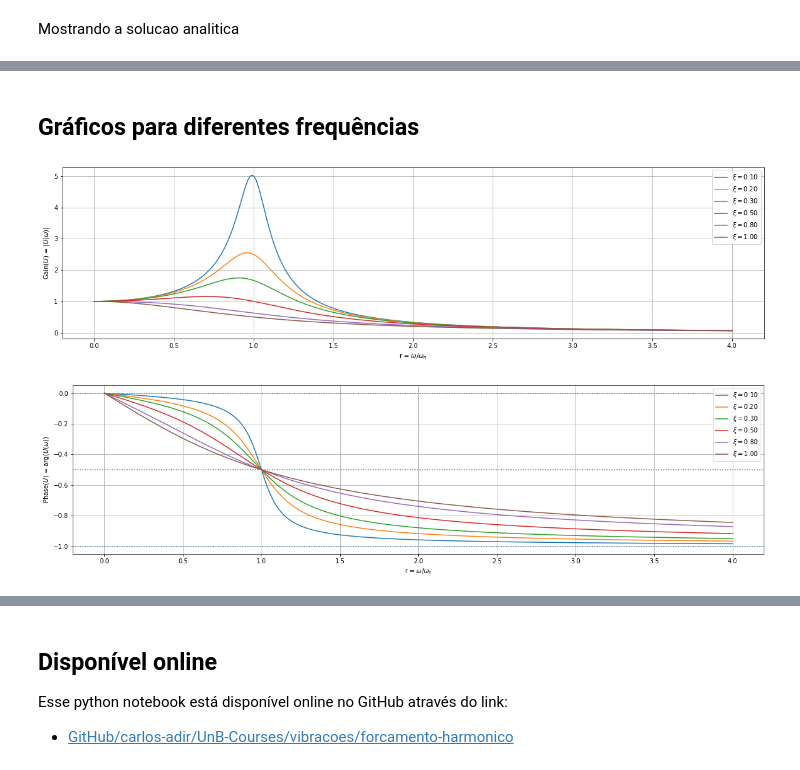
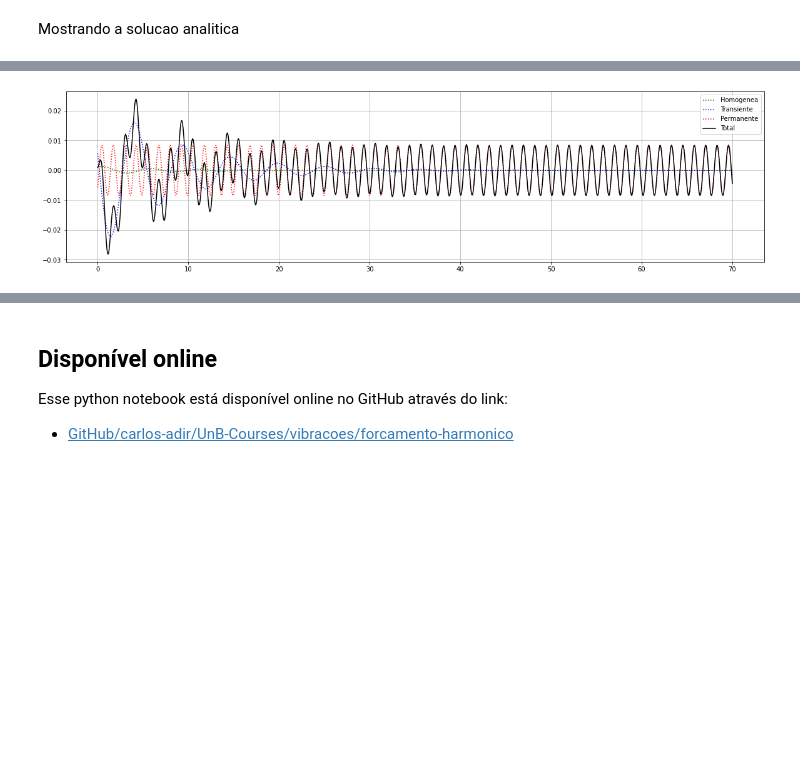
Before and after one commit to carlos-adir/UnB-Courses, a Jupyter notebook: vibracoes/forcamento-harmonico.ipynb, the cells around one changed output, grey strips where cells are left out. Cells and saved outputs as stored; diff of their text form; code cells hidden in the pictures; blank space fills up the shorter version.

```diff
--- a/vibracoes/forcamento-harmonico.ipynb
+++ b/vibracoes/forcamento-harmonico.ipynb
@@ -131,7 +141,7 @@ Mass-spring-damper parameters
 # %%
 # The initial conditions
-x0 = 1
-v0 = 1
+x0 = 0.001
+v0 = 0.001
 A = x0
 B = (xi/mu)*x0 + v0/(mu*wn)
 the = np.arctan2(A, B)
@@ -151,7 +161,7 @@ Initial conditions
 # %%
 # The force
 f0 = 1
-w = 2.4
+w = 5
 phi = np.pi/4
 # phi = 0
 print("Force ")
@@ -254,14 +177,0 @@ Y_num1 = odeint(dydt, y0, t)
-# %%
-lams, P = np.linalg.eig(MAT)
-print("Auto valores: ")
-for i, lam in enumerate(lams):
-    print("lambda%d = %s" % (i, str(lam)))
-print("Auto vetores:")
-for i in range(len(lams)):
-    vi = P[:, i]
-    print("v%d = %s" % (i, vi))
-Pinv = np.linalg.inv(P)
-Y_num2 = np.zeros((npts, 2))
-for i in range(npts):
-    Matrix = P @ np.diag(np.exp(t[i] * lams)) @ Pinv
-    Y_num2[i] = np.real(Matrix) @ y0
@@ -315,7 +177,0 @@ def getW(m, c, k, dt, alpha = None, beta = None, gamma = None):
-# %%
-dt = t[1]-t[0]
-W = getW(m, c, k, dt)
-Y_num3 = np.zeros((npts, 2))
-Y_num3[0] = [x0, v0]
-for i in range(1, npts):
-    Y_num3[i] = W @ Y_num3[i-1]
@@ -336,36 +177,0 @@ Text(0, 0.5, 'Deslocamento $m$')
-# %% [markdown]
-## Gráficos para diferentes frequências
-# %%
-def computeH(xi, r):
-    H = (1-r**2) + 1j * (2*xi*r)
-    return H
-r = np.linspace(0, 4, 1024)
-xis = [0.1, 0.2, 0.3, 0.5, 0.8, 1]
-
-plt.figure(figsize=(20, 5))
-plt.xlabel(r"r = $\omega/\omega_{n}$")
-plt.ylabel(r"Gain($U$) = $\|U(\omega)\|$")
-for xi in xis:
-    H = computeH(xi, r)
-    U = f0/H
-    gainU = np.abs(U)
-    plt.plot(r*wn, gainU, label=r"$\xi=%.2f$"%xi)
-plt.legend()
-plt.grid()
-
-plt.figure(figsize=(20, 5))
-plt.axhline(0, ls="dotted")
-plt.axhline(-0.5, ls="dotted")
-plt.axhline(-1, ls="dotted")
-plt.xlabel(r"r = $\omega/\omega_{n}$")
-plt.ylabel(r"Phase($U$) = arg$\left(U(\omega)\right)$")
-for xi in xis:
-    H = computeH(xi, r)
-    U = f0/H
-    phaseU = np.angle(U)
-    plt.plot(r, phaseU/np.pi, label=r"$\xi=%.2f$"%xi)
-plt.legend()
-plt.grid()
-# %% [output]
-[figure, removed]
-[figure, removed]
@@ -371,0 +220,17 @@ plt.grid()
+# %%
+Ttotal = 70
+tana = np.linspace(0, Ttotal, 1024+1)
+xhomo = np.real(solution_homogenea(m, c, k, x0, v0, tana))
+xtran = np.real(solution_transiente(m, c, k, f0, w, phi, tana))
+xperm = np.real(solution_permanente(m, c, k, f0, w, phi, tana))
+xtota = xhomo + xtran + xperm
+
+plt.figure(figsize=(20, 5))
+plt.plot(tana, xhomo, color="g", ls="dotted", label="Homogenea")
+plt.plot(tana, xtran, color="b", ls="dotted", label="Transiente")
+plt.plot(tana, xperm, color="r", ls="dotted", label="Permanente")
+plt.plot(tana, xtota, color="k", label="Total")
+plt.legend()
+plt.grid()
+# %% [output]
+[figure, added]
```
Also changed, not shown: parts of 55 cells of this notebook, 1 other file.
